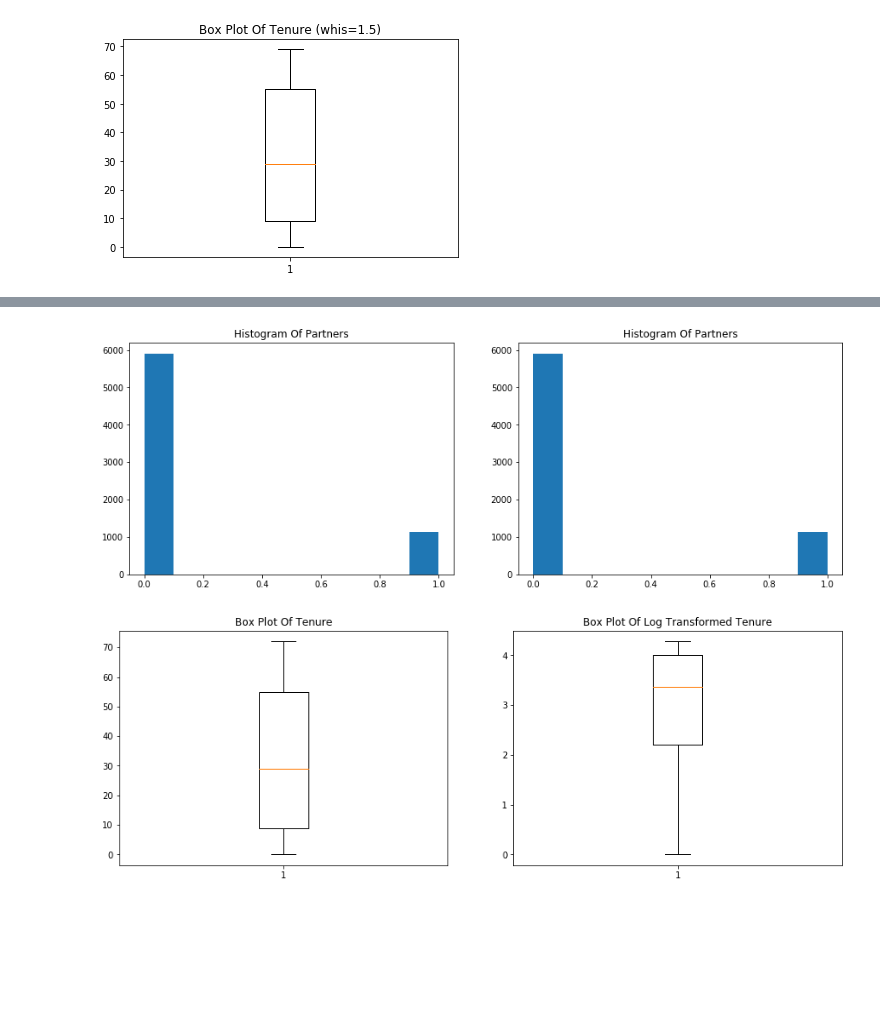
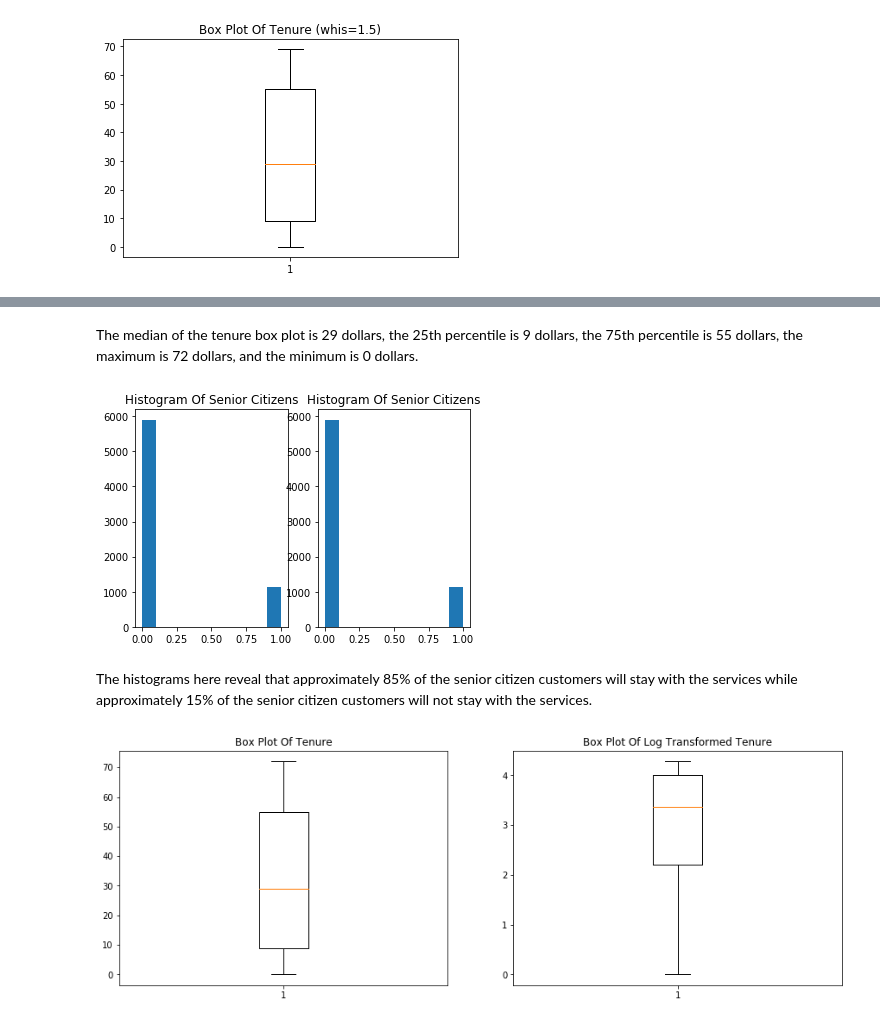
Before and after one commit to Avalon1000/Thinkful, a Jupyter notebook: Module 29.ipynb, the cells around one changed output, grey strips where cells are left out. Drawn from its saved outputs; the diff is of its cells as text; code cells hidden in the pictures; blank space fills up the shorter version.

```diff
--- a/Module 29.ipynb
+++ b/Module 29.ipynb
@@ -230,14 +279,18 @@ plt.show()
+# %% [markdown]
+The median of the tenure box plot is 29 dollars, the 25th percentile is 9 dollars, the 75th percentile is 55 dollars, the maximum is 72 dollars, and the minimum is 0 dollars.
 # %%
-plt.figure(figsize = (15,5))
+# Two histograms regarding senior citizens and churn
 
 plt.subplot(1,2,1)
 plt.hist(df["SeniorCitizen"])
-plt.title("Histogram Of Partners")
+plt.title("Histogram Of Senior Citizens")
 
 plt.subplot(1,2,2)
 plt.hist(df["SeniorCitizen"])
-plt.title("Histogram Of Partners")
+plt.title("Histogram Of Senior Citizens")
 plt.show()
 # %% [output]
-[figure, old version]
+[figure, new version]
+# %% [markdown]
+The histograms here reveal that approximately 85% of the senior citizen customers will stay with the services while approximately 15% of the senior citizen customers will not stay with the services.
 # %%
```
Also changed, not shown: parts of 41 cells of this notebook.
